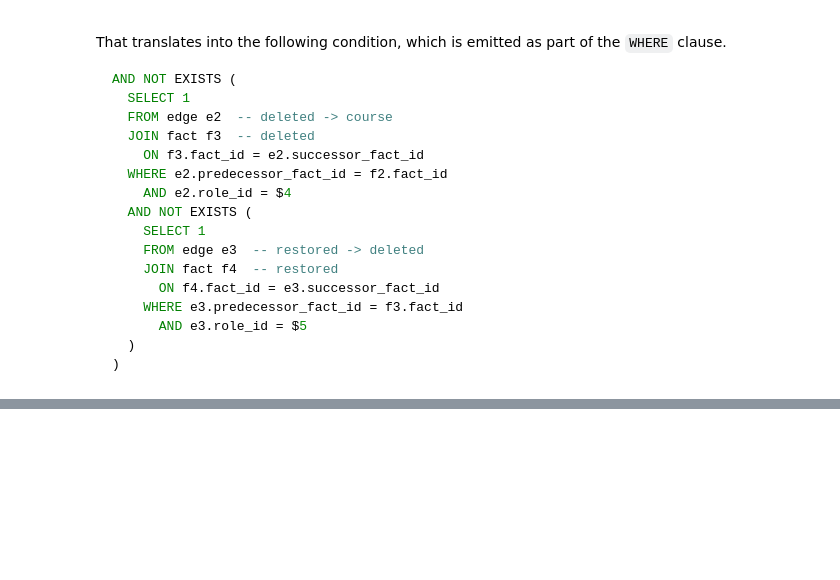
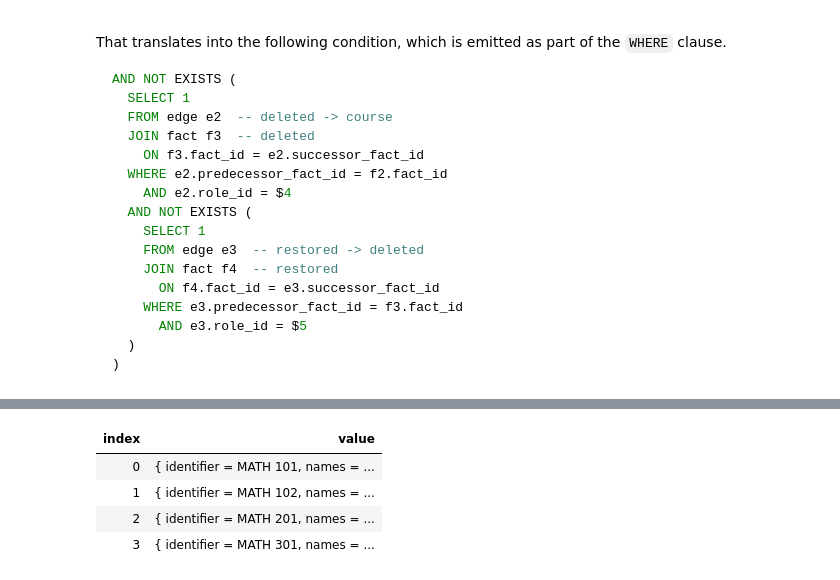
Before and after one commit to jinaga/jinaga-server, a Jupyter notebook: docs/sql/SQL Generation.ipynb, the cells around one changed output, grey strips where cells are left out. Saved outputs shown, nothing was run; the diff lists cells and outputs as text; code cells hidden in the pictures; blank space fills up the shorter version.

```diff
--- a/docs/sql/SQL Generation.ipynb
+++ b/docs/sql/SQL Generation.ipynb
@@ -678,0 +846,8 @@ AND NOT EXISTS (
+# %%
+catalogWithNames
+# %% [output]
+| index | value |
+| 0 | { identifier = MATH 101, names = ... |
+| 1 | { identifier = MATH 102, names = ... |
+| 2 | { identifier = MATH 201, names = ... |
+| 3 | { identifier = MATH 301, names = ... |
```
Also changed, not shown: parts of 19 cells of this notebook.
